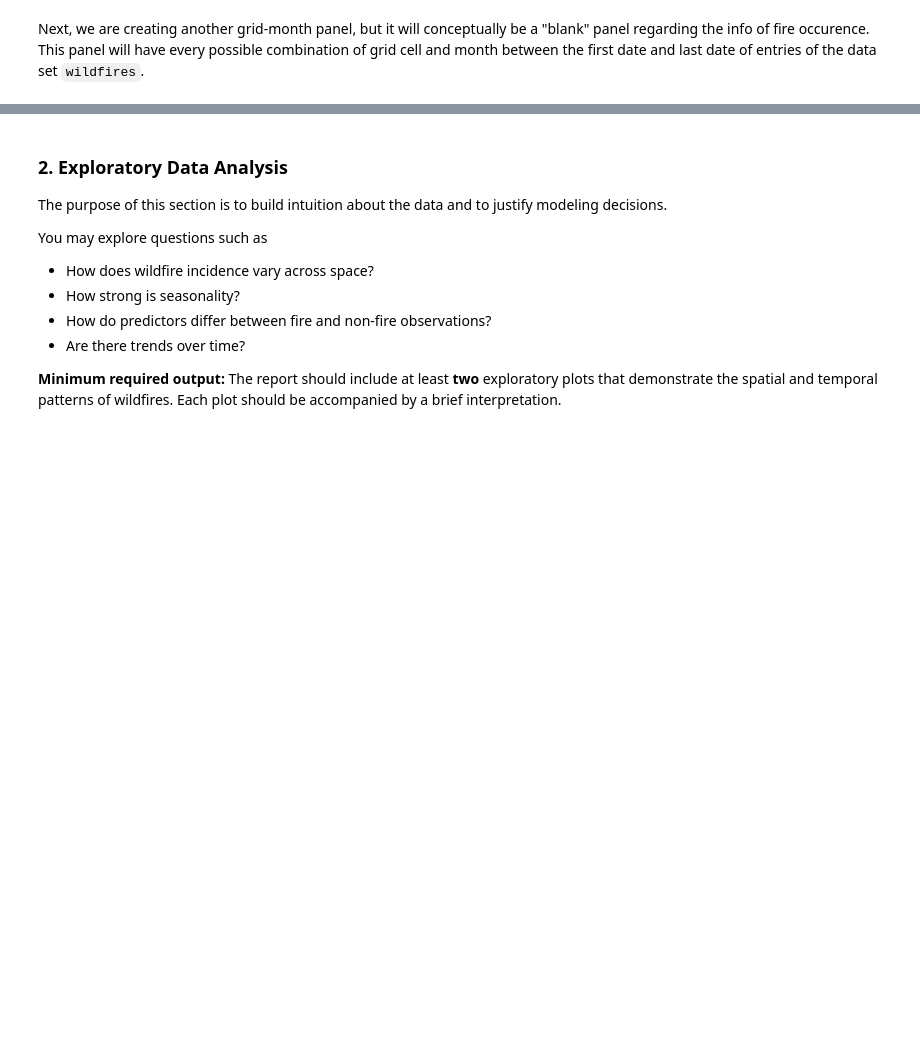
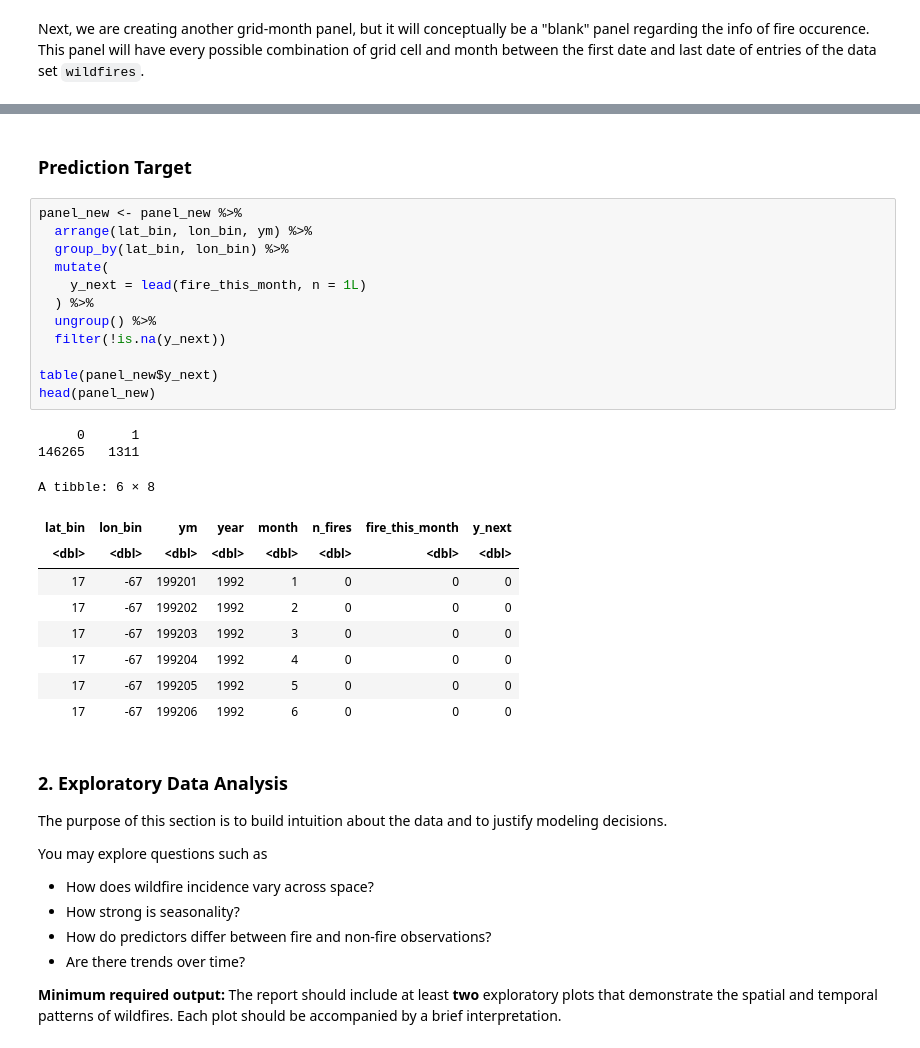
Before and after one commit to trinhhoangtrangthy-cpu/STA141AW26_Final_Project, a Jupyter notebook: Final_report_description.ipynb, the cells around one changed output, grey strips where cells are left out. Cells and saved outputs as stored; diff of their text form; blank space fills up the shorter version.

```diff
--- a/Final_report_description.ipynb
+++ b/Final_report_description.ipynb
@@ -225,4 +229,30 @@ $ month           <dbl> 1, 2, 3, 4, 5, 6, 7, 8, 9, 10, 11, 12, 1, 2, 3, 4, 5,
 $ fire_this_month <dbl> 0, 0, 0, 0, 0, 0, 0, 0, 0, 0, 0, 0, 0, 0, 0, 0, 0, 0, …
+# %% [markdown]
+### Prediction Target
+# %%
+panel_new <- panel_new %>%
+  arrange(lat_bin, lon_bin, ym) %>%
+  group_by(lat_bin, lon_bin) %>%
+  mutate(
+    y_next = lead(fire_this_month, n = 1L)
+  ) %>%
+  ungroup() %>%
+  filter(!is.na(y_next))
+
+table(panel_new$y_next)
+head(panel_new)
+# %% [output]
+     0      1
+146265   1311
+A tibble: 6 × 8
+| lat_bin | lon_bin | ym | year | month | n_fires | fire_this_month | y_next |
+| <dbl> | <dbl> | <dbl> | <dbl> | <dbl> | <dbl> | <dbl> | <dbl> |
+| 17 | -67 | 199201 | 1992 | 1 | 0 | 0 | 0 |
+| 17 | -67 | 199202 | 1992 | 2 | 0 | 0 | 0 |
+| 17 | -67 | 199203 | 1992 | 3 | 0 | 0 | 0 |
+| 17 | -67 | 199204 | 1992 | 4 | 0 | 0 | 0 |
+| 17 | -67 | 199205 | 1992 | 5 | 0 | 0 | 0 |
+| 17 | -67 | 199206 | 1992 | 6 | 0 | 0 | 0 |
 # %% [markdown]
 ### 2. Exploratory Data Analysis
 
```
Also changed, not shown: parts of 9 cells of this notebook.
